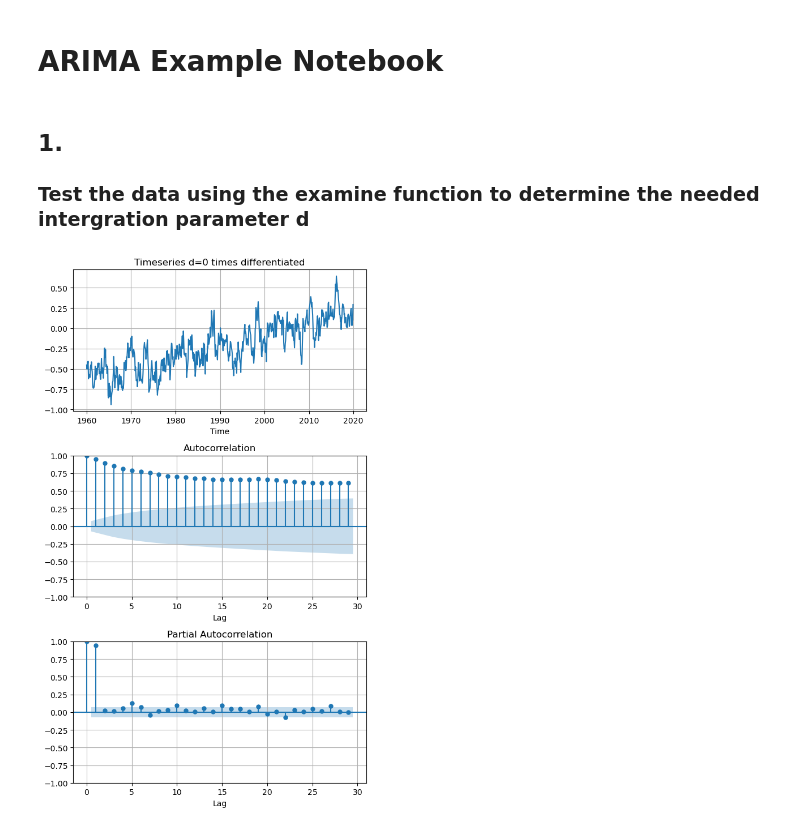
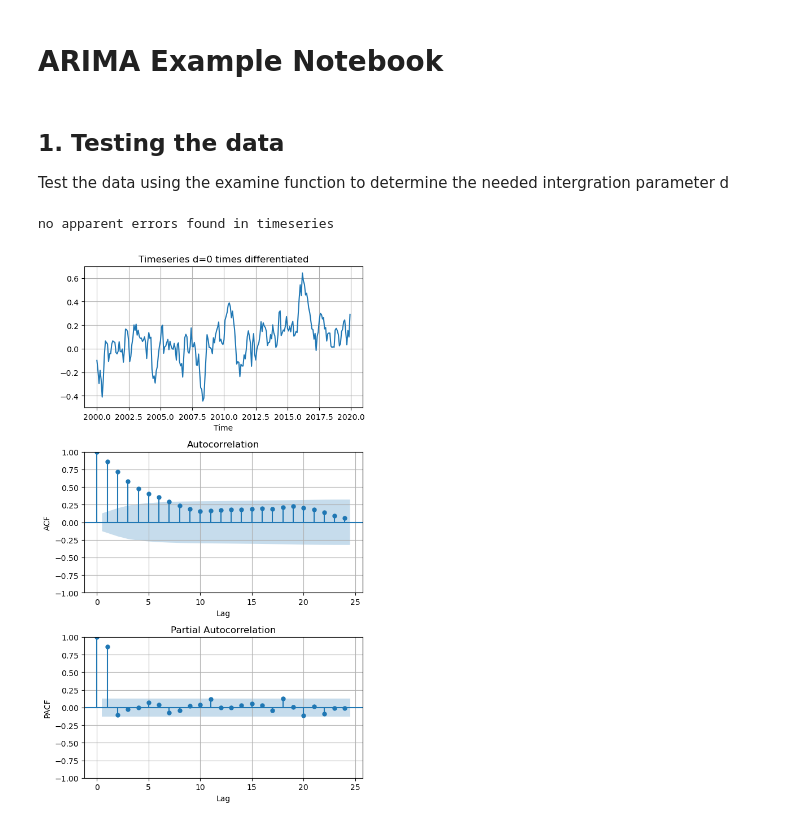
Before and after one commit to tcknoop/climAPC_ARIMA, a Jupyter notebook: example_notebook.ipynb, the cells around one changed output. Cells and saved outputs as stored; diff of their text form; code cells hidden in the pictures.

```diff
--- a/example_notebook.ipynb
+++ b/example_notebook.ipynb
@@ -9,10 +13,11 @@ t_series = np.genfromtxt('data/Pacific_warmpool_test.txt', delimiter =' ')
 data = t_series[:,1]
 time = t_series[:,0]
 # %% [markdown]
-## 1.
-### Test the data using the examine function to determine the needed intergration parameter d
+## 1. Testing the data
+Test the data using the examine function to determine the needed intergration parameter d
 # %%
-examine_data(data, time)
+data, time = examine_data(data, time)
 # %% [output]
+no apparent errors found in timeseries
-[figure, old version]
+[figure, new version]
 # %% [markdown]
```
Also changed, not shown: parts of 13 cells of this notebook.
